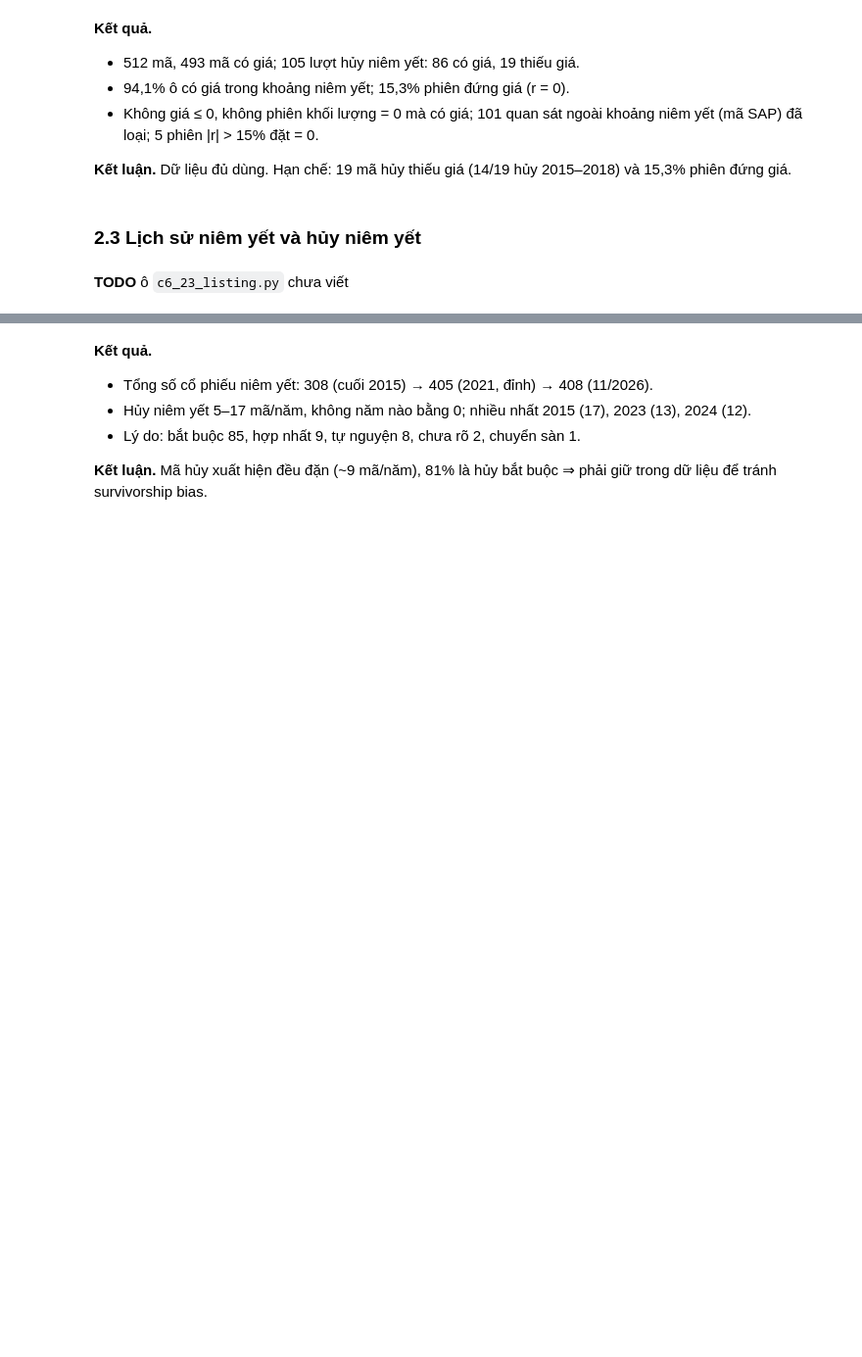
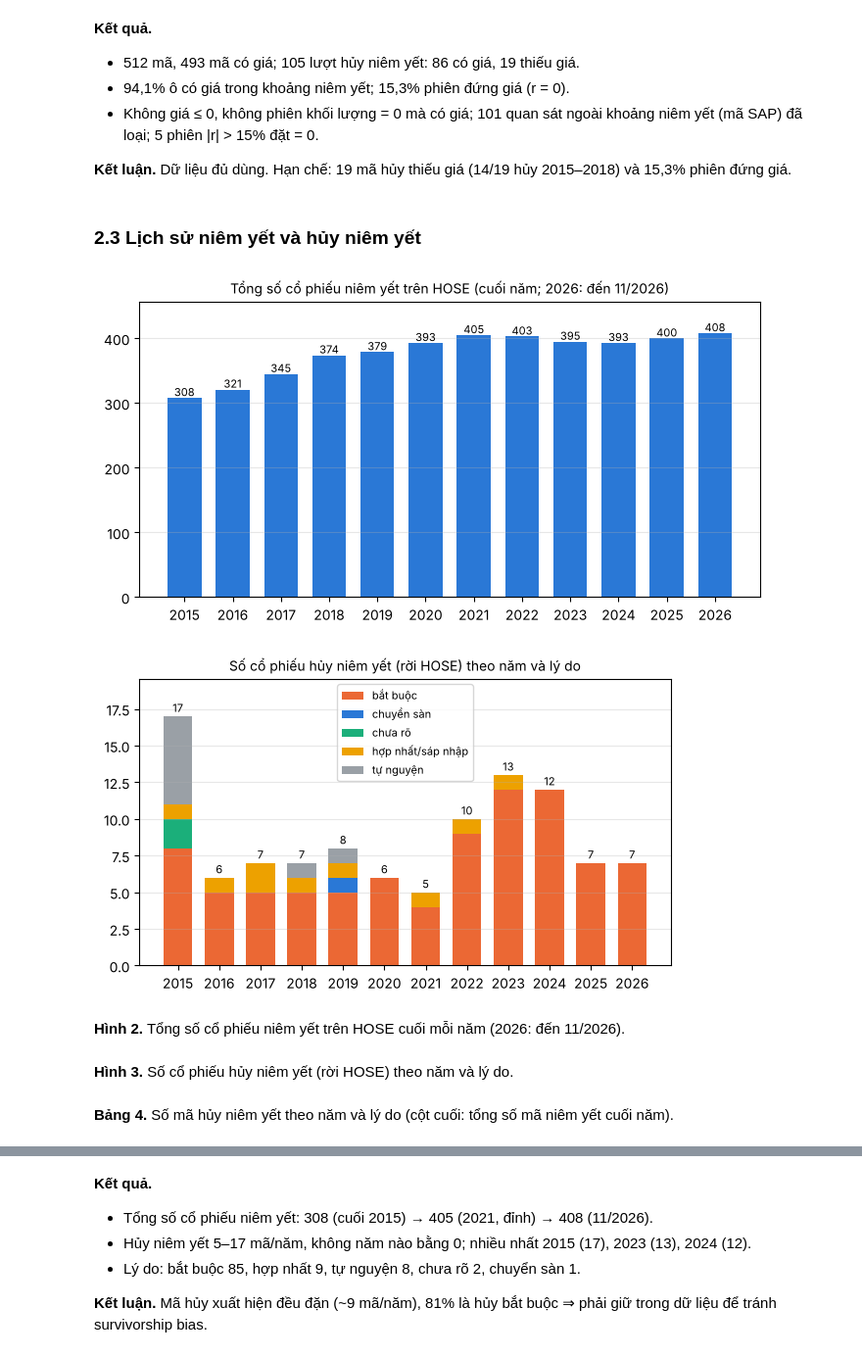
Before and after one commit to chinguyenkhac/data_HOSE, a Jupyter notebook: notebooks/EW_RIE_HOSE_v6.ipynb, the cells around one changed output, grey strips where cells are left out. Shown at 98% size. Saved outputs shown, nothing was run; the diff lists cells and outputs as text; code cells hidden in the pictures; blank space fills up the shorter version.

```diff
--- a/notebooks/EW_RIE_HOSE_v6.ipynb
+++ b/notebooks/EW_RIE_HOSE_v6.ipynb
@@ -629,5 +777,28 @@ display(TQ.to_frame("giá trị"))
 **Kết luận.** Dữ liệu đủ dùng. Hạn chế: 19 mã hủy thiếu giá (14/19 hủy 2015–2018) và 15,3% phiên đứng giá.
 # %% [markdown]
 ### 2.3 Lịch sử niêm yết và hủy niêm yết
-# %% [markdown]
-**TODO** ô `c6_23_listing.py` chưa viết
+# %%
+RN = {"bat_buoc": "bắt buộc", "hop_nhat": "hợp nhất/sáp nhập", "tu_nguyen": "tự nguyện", "chuyen_san": "chuyển sàn", "chua_ro": "chưa rõ"}
+yrs = list(range(P.index[0].year, P.index[-1].year + 1)); ends = {y: min(pd.Timestamp(f"{y}-12-31"), P.index[-1]) for y in yrs}
+tot = pd.Series({y: sum(1 for r in MASTER.itertuples() if r.listing_date <= ends[y] and (pd.isna(r.delisting_date) or r.delisting_date >= ends[y])) for y in yrs})
+DY = dl.assign(year=dl.delisting_date.dt.year, reason=dl.reason.map(RN).fillna("chưa rõ")).pivot_table(index="year", columns="reason", values="ticker", aggfunc="count", fill_value=0).reindex(yrs, fill_value=0)
+fig0, a0 = plt.subplots(figsize=(7, 3.8)); fig1, a1 = plt.subplots(figsize=(7, 3.8)); ax = [a0, a1]      # v6: tách thành hai hình
+ax[0].bar(tot.index, tot.values, color="#2a78d6", width=.7)
+for x_, v in tot.items(): ax[0].text(x_, v + 3, str(v), ha="center", fontsize=8)
+ax[0].set_xticks(list(tot.index)); ax[1].set_xticks(yrs)
+ax[0].set_title("Tổng số cổ phiếu niêm yết trên HOSE (cuối năm; 2026: đến 11/2026)", fontsize=10); ax[0].set_ylim(0, tot.max() * 1.12); ax[0].grid(axis="y", alpha=.3)
+bot = np.zeros(len(DY))
+for col, c in zip(DY.columns, ["#eb6834", "#2a78d6", "#1baf7a", "#eda100", "#9aa0a6"]):
+    ax[1].bar(DY.index, DY[col], bottom=bot, color=c, width=.7, label=col); bot += DY[col].values
+for x_, v in zip(DY.index, bot): ax[1].text(x_, v + .3, str(int(v)), ha="center", fontsize=8)
+ax[1].set_title("Số cổ phiếu hủy niêm yết (rời HOSE) theo năm và lý do", fontsize=10); ax[1].legend(fontsize=8); ax[1].grid(axis="y", alpha=.3); ax[1].set_ylim(0, bot.max() * 1.15)
+fig0.tight_layout(); savefig(fig0, "fig_2_niem_yet"); cap("Hình", "Tổng số cổ phiếu niêm yết trên HOSE cuối mỗi năm (2026: đến 11/2026).")
+fig1.tight_layout(); savefig(fig1, "fig_3_huy_niem_yet"); cap("Hình", "Số cổ phiếu hủy niêm yết (rời HOSE) theo năm và lý do.")
+cap("Bảng", "Số mã hủy niêm yết theo năm và lý do (cột cuối: tổng số mã niêm yết cuối năm).")
+show(DY.assign(**{"Tổng hủy": DY.sum(1), "Niêm yết cuối năm": tot}).astype(int), 0)
+# %% [output]
+[figure, added]
+[figure, added]
+**Hình 2.** Tổng số cổ phiếu niêm yết trên HOSE cuối mỗi năm (2026: đến 11/2026).
+**Hình 3.** Số cổ phiếu hủy niêm yết (rời HOSE) theo năm và lý do.
+**Bảng 4.** Số mã hủy niêm yết theo năm và lý do (cột cuối: tổng số mã niêm yết cuối năm).
```
Also changed, not shown: parts of 138 cells of this notebook, 36 other files.
